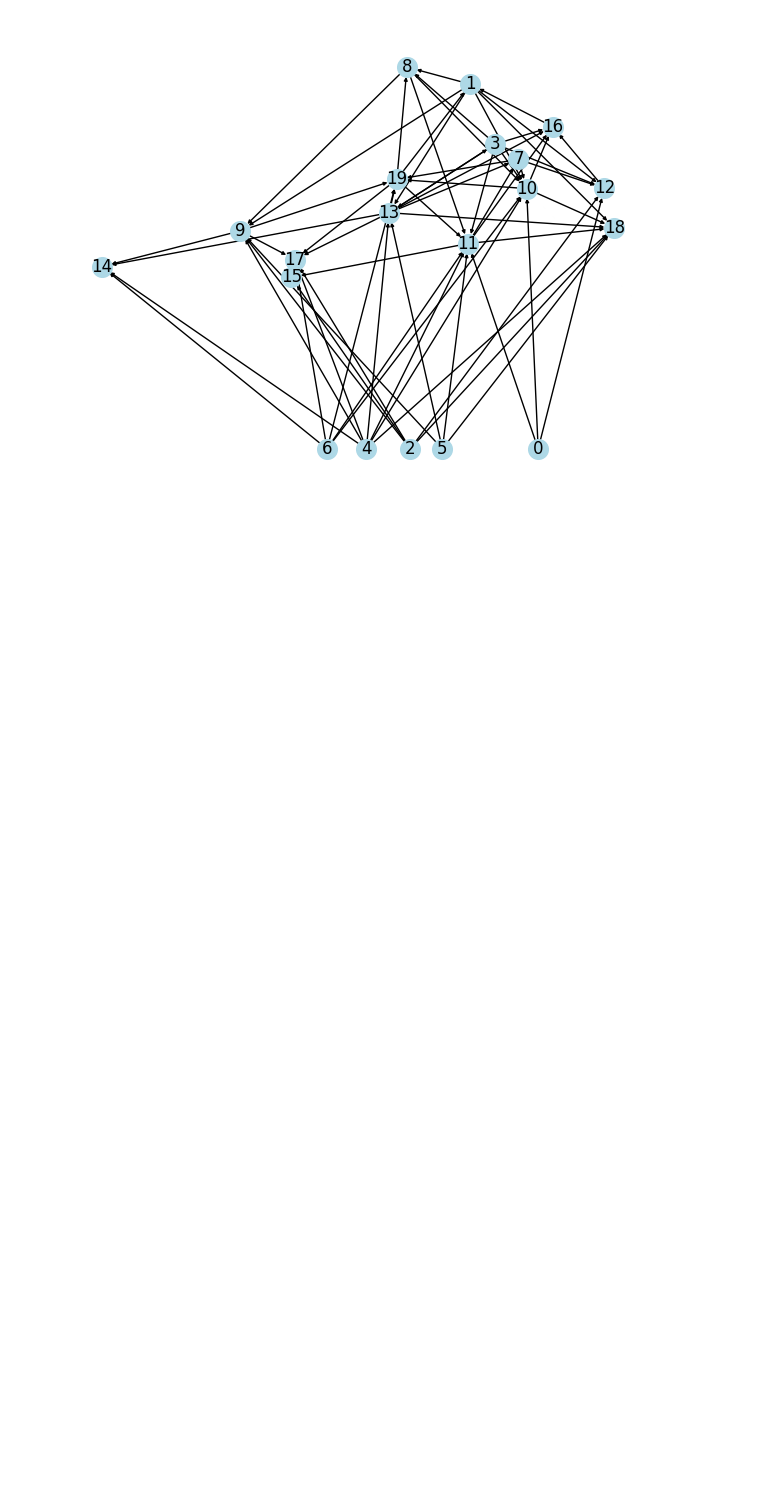
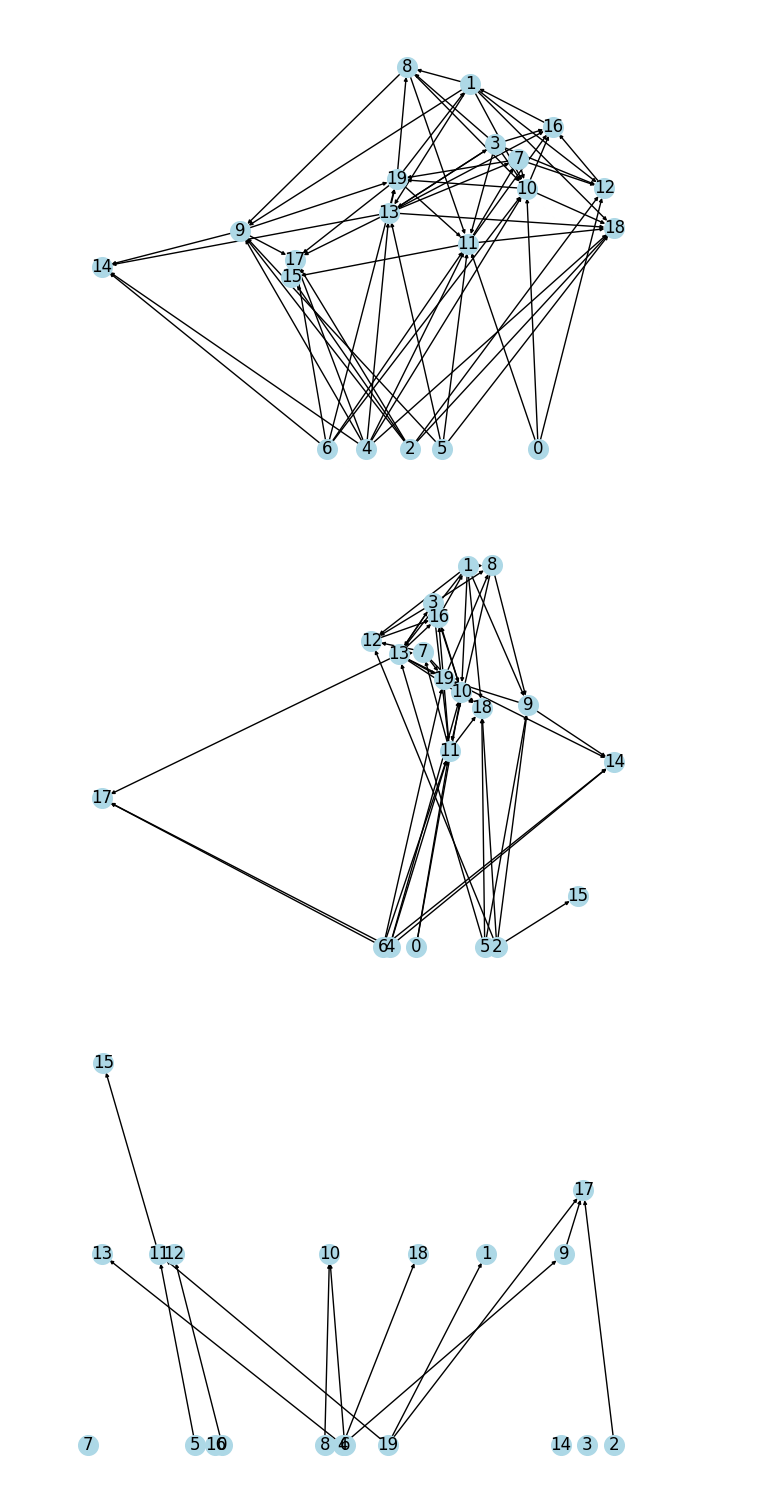
Before and after one commit to vivian-m-li/gen_eco_networks, a Jupyter notebook: notebooks/demo_models.ipynb, the cells around one changed output. Drawn from its saved outputs; the diff is of its cells as text; code cells hidden in the pictures; blank space fills up the shorter version.

Commit message:
add train_test_split function to base model

```diff
--- a/notebooks/demo_models.ipynb
+++ b/notebooks/demo_models.ipynb
@@ -53,3 +56,11 @@ model.save(web, "../example_networks/sbm")
 model.save(web, "../example_networks/sbm", gml=False)
 # %% [output]
 [figure]
+# %%
+# generate and visualize train/test splits of the web
+train_subgraph, test_subgraph = model.train_test_split(web, test_size=0.2)
+draw_network(train_subgraph)
+draw_network(test_subgraph)
+# %% [output]
+[figure, added]
+[figure, added]
```
Also changed, not shown: parts of 1 cell of this notebook, 1 other file.
